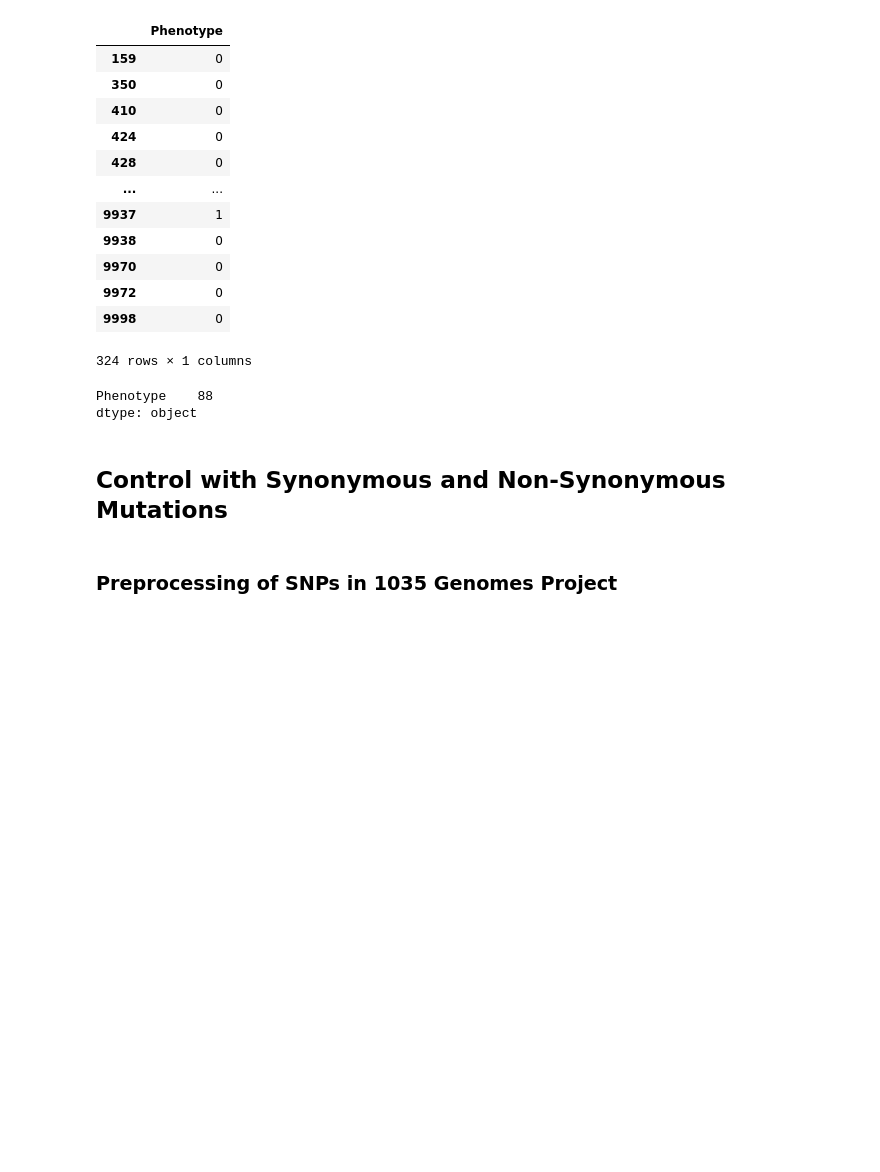
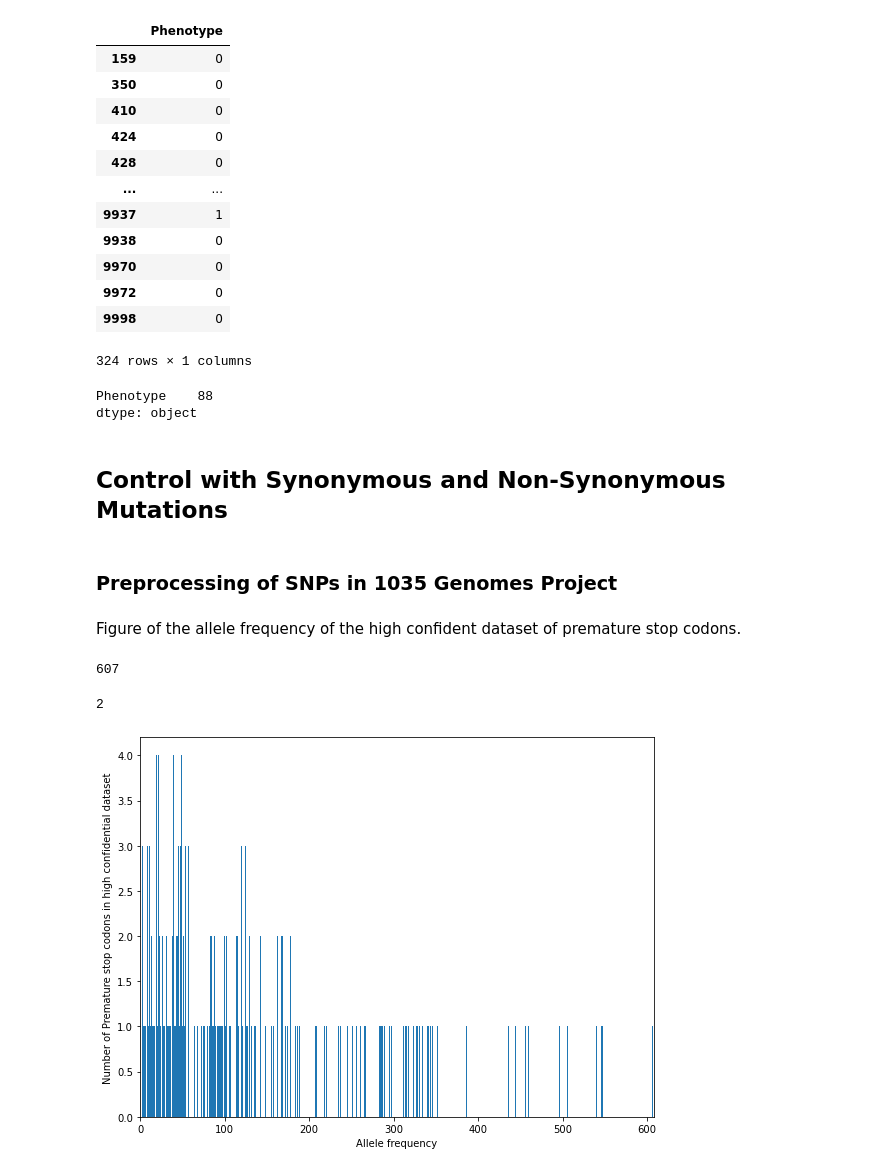
Before and after one commit to laurasteinmann/Premature_Stop_Codons, a Jupyter notebook: results/Premature_Stop_Codons.ipynb, the cells around one changed output. Cells and saved outputs as stored; diff of their text form; code cells hidden in the pictures; blank space fills up the shorter version.

```diff
--- a/results/Premature_Stop_Codons.ipynb
+++ b/results/Premature_Stop_Codons.ipynb
@@ -359,0 +360,31 @@ dtype: object
+# %% [markdown]
+Figure of the allele frequency of the high confident dataset of premature stop codons.
+# %%
+import pandas as pd
+import matplotlib.pyplot as plt
+
+premature_stop_codons = pd.read_csv('../data/processed/Genexpression_Differences/Gene_Based_Bonferroni_Significant_Lower_Expression.csv', index_col=0)
+
+allele_frequency = premature_stop_codons.KO_num.values
+
+max(allele_frequency)
+# %% [output]
+607
+# %%
+min(allele_frequency)
+# %% [output]
+2
+# %%
+fig = plt.figure(figsize=(8, 6))
+gs = fig.add_gridspec(1, 1)
+ax1 = fig.add_subplot(gs[0, 0])
+ax1.hist(allele_frequency, bins=608)
+ax1.set_xlim(0, 608)
+ax1.set_xlabel('Allele frequency')
+ax1.set_ylabel('Number of Premature stop codons in high confidential dataset')
+fig.tight_layout()
+output_file = "figures/Allele_Frequency.png"
+plt.savefig(output_file, dpi=900, facecolor='w')
+plt.show()
+# %% [output]
+[figure, added]
```
Also changed, not shown: parts of 2 cells of this notebook, 4 other files.
